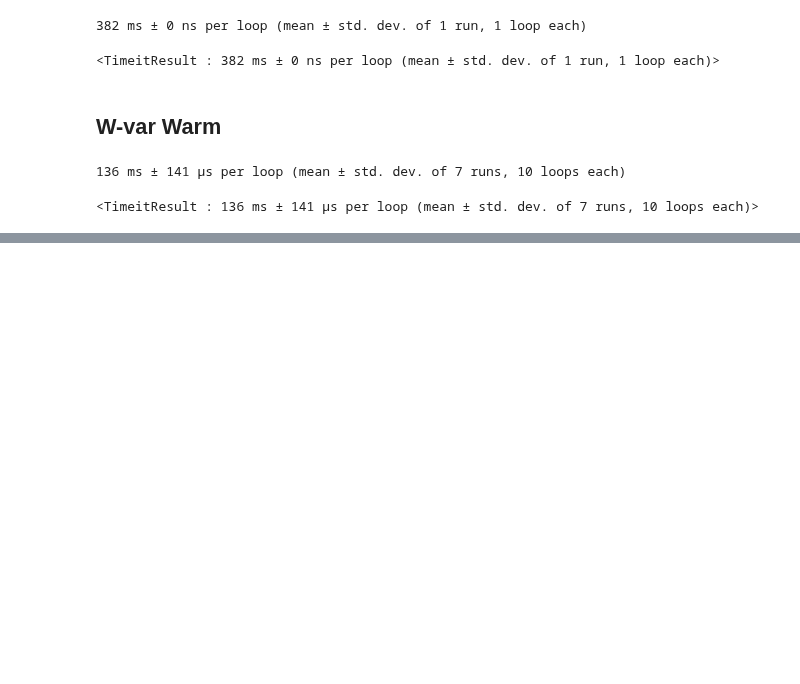
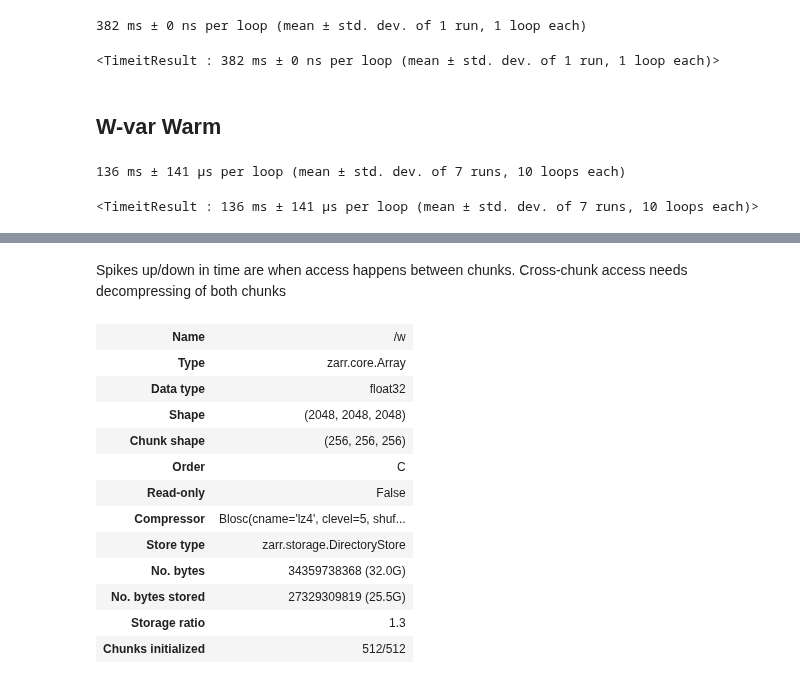
Before and after one commit to ariellubonja/ncar-zarr-code, a Jupyter notebook: compression-tradeoff-1-var.ipynb, the cells around one changed output, grey strips where cells are left out. Cells and saved outputs as stored; diff of their text form; code cells hidden in the pictures; blank space fills up the shorter version.

```diff
--- a/compression-tradeoff-1-var.ipynb
+++ b/compression-tradeoff-1-var.ipynb
@@ -257,0 +330,3 @@ w - 382 , 136
+# %%
+ncar_data = zarr.open("sciserver-experimental/ariel/tests")
+ncar_data.info
@@ -257,0 +392,2 @@ w - 382 , 136
+# %% [markdown]
+Spikes up/down in time are when access happens between chunks. Cross-chunk access needs decompressing of both chunks
@@ -257,0 +397,16 @@ w - 382 , 136
+# %%
+ncar_data['w'].info
+# %% [output]
+| Name | /w |
+| Type | zarr.core.Array |
+| Data type | float32 |
+| Shape | (2048, 2048, 2048) |
+| Chunk shape | (256, 256, 256) |
+| Order | C |
+| Read-only | False |
+| Compressor | Blosc(cname='lz4', clevel=5, shuf... |
+| Store type | zarr.storage.DirectoryStore |
+| No. bytes | 34359738368 (32.0G) |
+| No. bytes stored | 27329309819 (25.5G) |
+| Storage ratio | 1.3 |
+| Chunks initialized | 512/512 |
```
Also changed, not shown: parts of 48 cells of this notebook.
